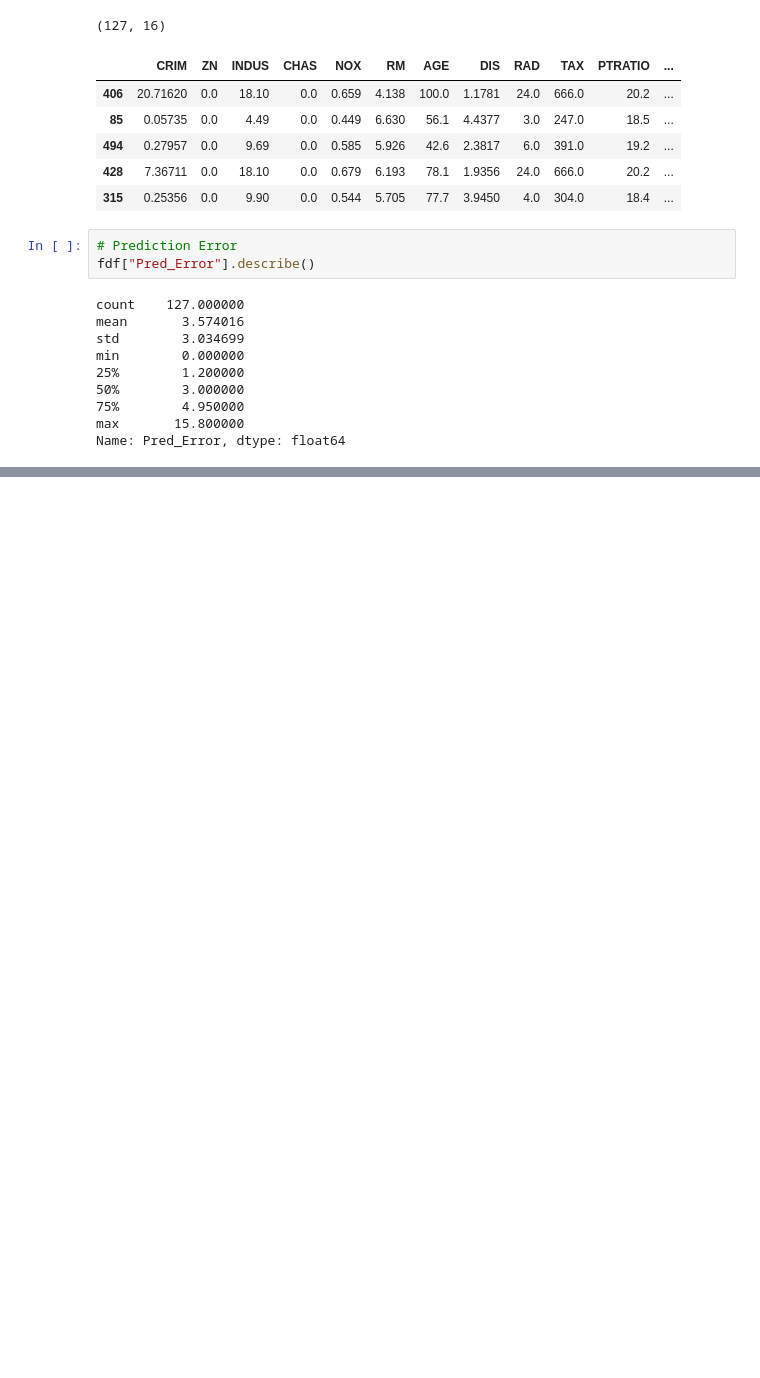
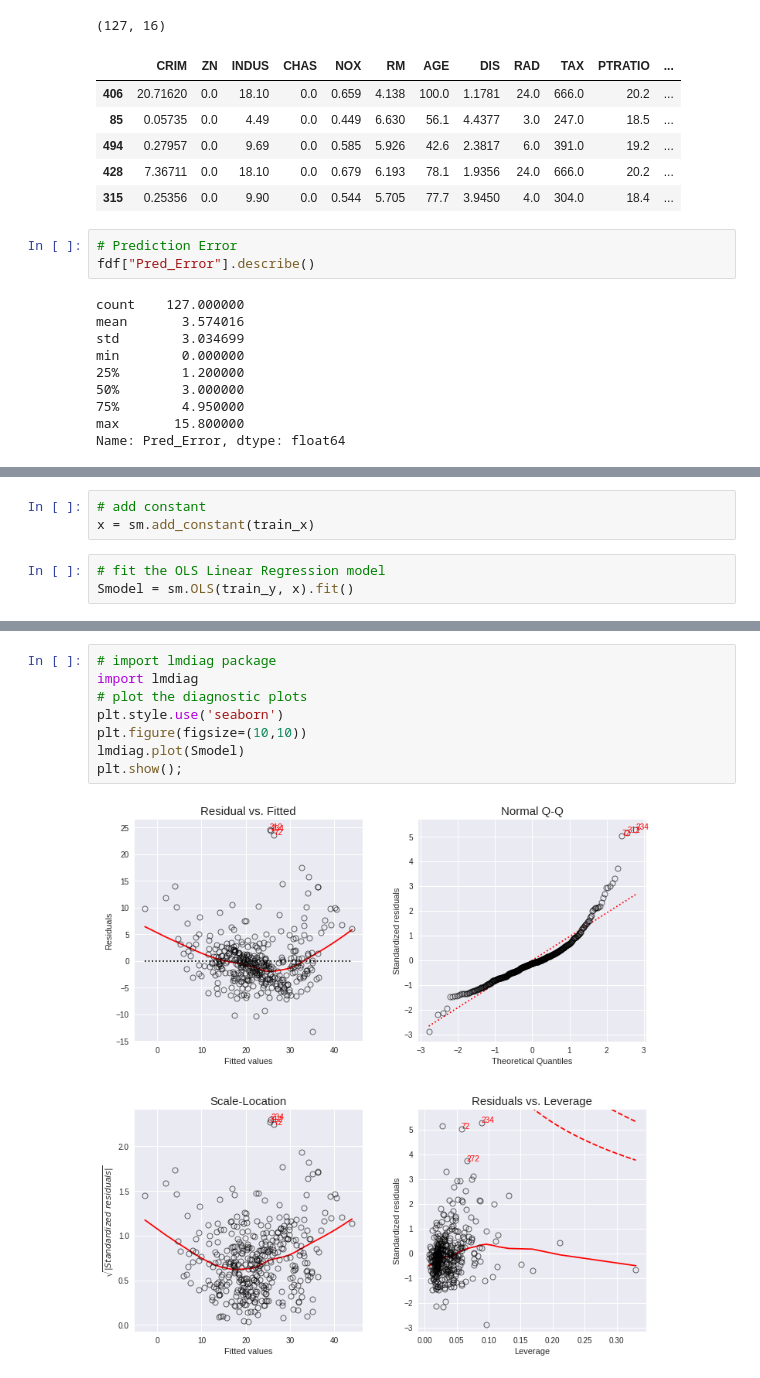
Before and after one commit to ravi260372/Data_Science_Python, a Jupyter notebook: ML_Linear_Regression.ipynb, the cells around one changed output, grey strips where cells are left out. Saved outputs shown, nothing was run; the diff lists cells and outputs as text; blank space fills up the shorter version.

```diff
--- a/ML_Linear_Regression.ipynb
+++ b/ML_Linear_Regression.ipynb
@@ -258,0 +272,6 @@ Name: Pred_Error, dtype: float64
+# %%
+# add constant
+x = sm.add_constant(train_x)
+# %%
+# fit the OLS Linear Regression model
+Smodel = sm.OLS(train_y, x).fit()
@@ -258,0 +315,10 @@ Name: Pred_Error, dtype: float64
+# %%
+# import lmdiag package
+import lmdiag
+# plot the diagnostic plots
+plt.style.use('seaborn')
+plt.figure(figsize=(10,10))
+lmdiag.plot(Smodel)
+plt.show();
+# %% [output]
+[figure, added]
```
Also changed, not shown: parts of 4 cells of this notebook.
